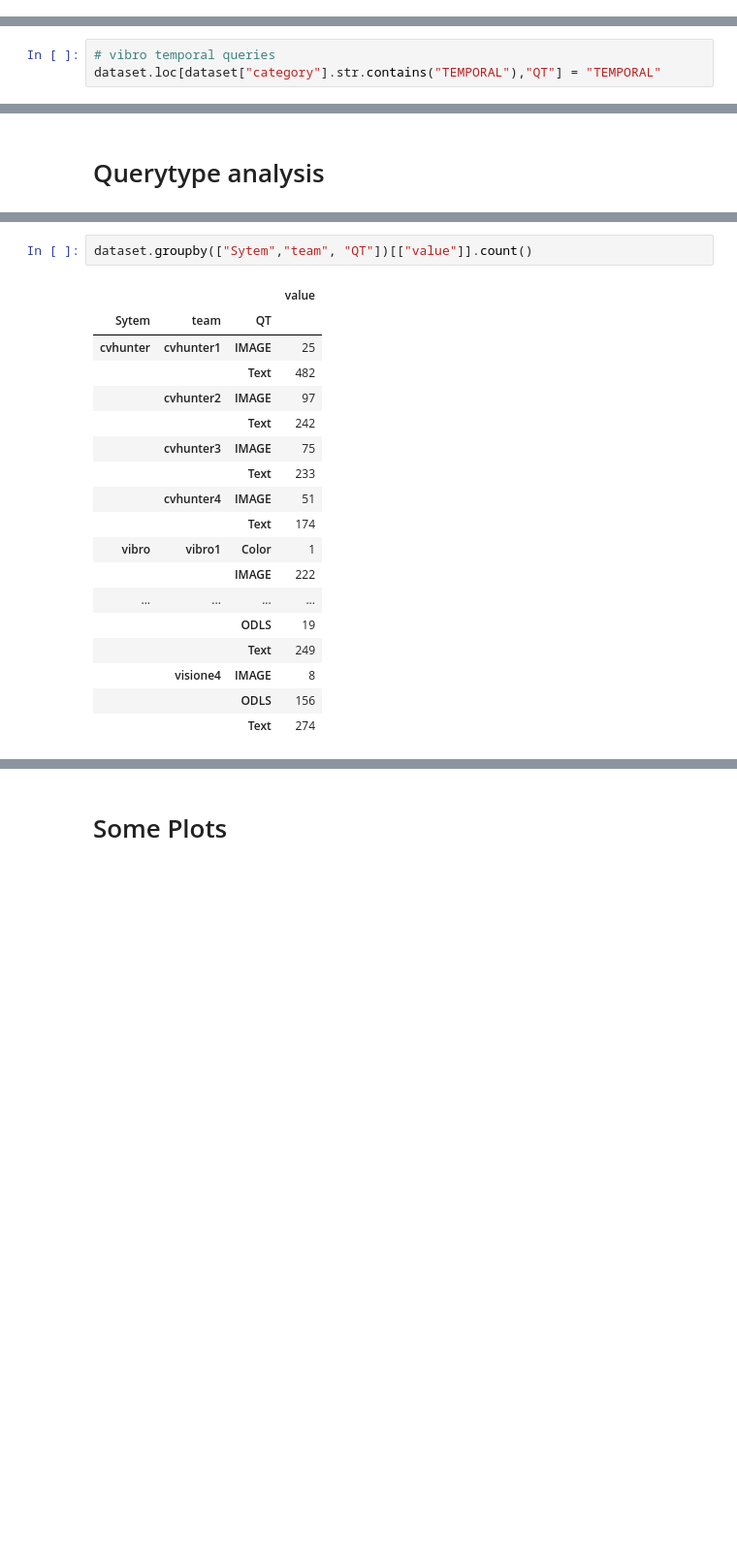
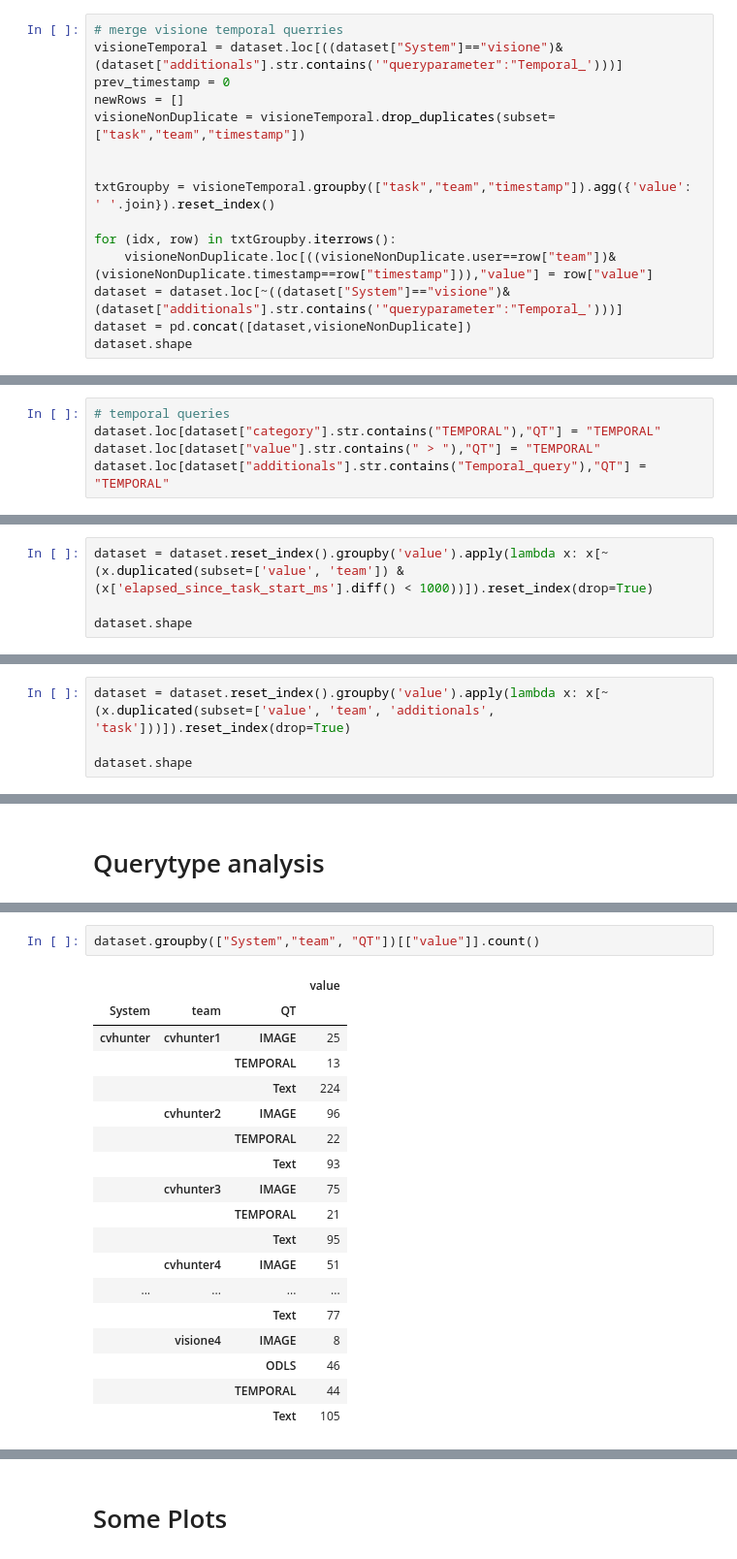
Before and after one commit to Visual-Computing/VBS22-Post-Evaluation, a Jupyter notebook: notebooks/Analyzer_Query_Types.ipynb, the cells around one changed output, grey strips where cells are left out. Shown at 97% size. Saved outputs shown, nothing was run; the diff lists cells and outputs as text; blank space fills up the shorter version.

```diff
--- a/notebooks/Analyzer_Query_Types.ipynb
+++ b/notebooks/Analyzer_Query_Types.ipynb
@@ -68,0 +41,15 @@ dataset[dataset["Sytem"] == "None"]
+# %%
+# merge visione temporal querries
+visioneTemporal = dataset.loc[((dataset["System"]=="visione")&(dataset["additionals"].str.contains('"queryparameter":"Temporal_')))]
+prev_timestamp = 0
+newRows = []
+visioneNonDuplicate = visioneTemporal.drop_duplicates(subset=["task","team","timestamp"])
+
+
+txtGroupby = visioneTemporal.groupby(["task","team","timestamp"]).agg({'value': ' '.join}).reset_index()
+
+for (idx, row) in txtGroupby.iterrows():
+    visioneNonDuplicate.loc[((visioneNonDuplicate.user==row["team"])&(visioneNonDuplicate.timestamp==row["timestamp"])),"value"] = row["value"]
+dataset = dataset.loc[~((dataset["System"]=="visione")&(dataset["additionals"].str.contains('"queryparameter":"Temporal_')))]
+dataset = pd.concat([dataset,visioneNonDuplicate])
+dataset.shape
@@ -97,5 +93,7 @@ dataset.loc[dataset["type"].str.contains("dominantColor"),"QT"] = "Color"
 dataset.loc[dataset["category"].str.contains("IMAGE"),"QT"] = "IMAGE"
 dataset.loc[dataset["category"].str.contains("Image"),"QT"] = "IMAGE"
 # %%
-# vibro temporal queries
+# temporal queries
 dataset.loc[dataset["category"].str.contains("TEMPORAL"),"QT"] = "TEMPORAL"
+dataset.loc[dataset["value"].str.contains(" > "),"QT"] = "TEMPORAL"
+dataset.loc[dataset["additionals"].str.contains("Temporal_query"),"QT"] = "TEMPORAL"
@@ -114,0 +100,4 @@ dataset.head()
+# %%
+dataset = dataset.reset_index().groupby('value').apply(lambda x: x[~(x.duplicated(subset=['value', 'team']) & (x['elapsed_since_task_start_ms'].diff() < 1000))]).reset_index(drop=True)
+
+dataset.shape
@@ -114,0 +106,4 @@ dataset.head()
+# %%
+dataset = dataset.reset_index().groupby('value').apply(lambda x: x[~(x.duplicated(subset=['value', 'team', 'additionals', 'task']))]).reset_index(drop=True)
+
+dataset.shape
@@ -152,21 +188,21 @@ dataset.groupby(["Sytem", "QT"])[["value"]].count()
 # %%
-dataset.groupby(["Sytem","team", "QT"])[["value"]].count()
+dataset.groupby(["System","team", "QT"])[["value"]].count()
 # %% [output]
 |  |  |  | value |
-| Sytem | team | QT |  |
+| System | team | QT |  |
 | cvhunter | cvhunter1 | IMAGE | 25 |
-|  |  | Text | 482 |
-|  | cvhunter2 | IMAGE | 97 |
-|  |  | Text | 242 |
+|  |  | TEMPORAL | 13 |
+|  |  | Text | 224 |
+|  | cvhunter2 | IMAGE | 96 |
+|  |  | TEMPORAL | 22 |
+|  |  | Text | 93 |
 |  | cvhunter3 | IMAGE | 75 |
-|  |  | Text | 233 |
+|  |  | TEMPORAL | 21 |
+|  |  | Text | 95 |
 |  | cvhunter4 | IMAGE | 51 |
-|  |  | Text | 174 |
-| vibro | vibro1 | Color | 1 |
-|  |  | IMAGE | 222 |
 | ... | ... | ... | ... |
-|  |  | ODLS | 19 |
-|  |  | Text | 249 |
+|  |  | Text | 77 |
 |  | visione4 | IMAGE | 8 |
-|  |  | ODLS | 156 |
-|  |  | Text | 274 |
+|  |  | ODLS | 46 |
+|  |  | TEMPORAL | 44 |
+|  |  | Text | 105 |
```
Also changed, not shown: parts of 42 cells of this notebook.
